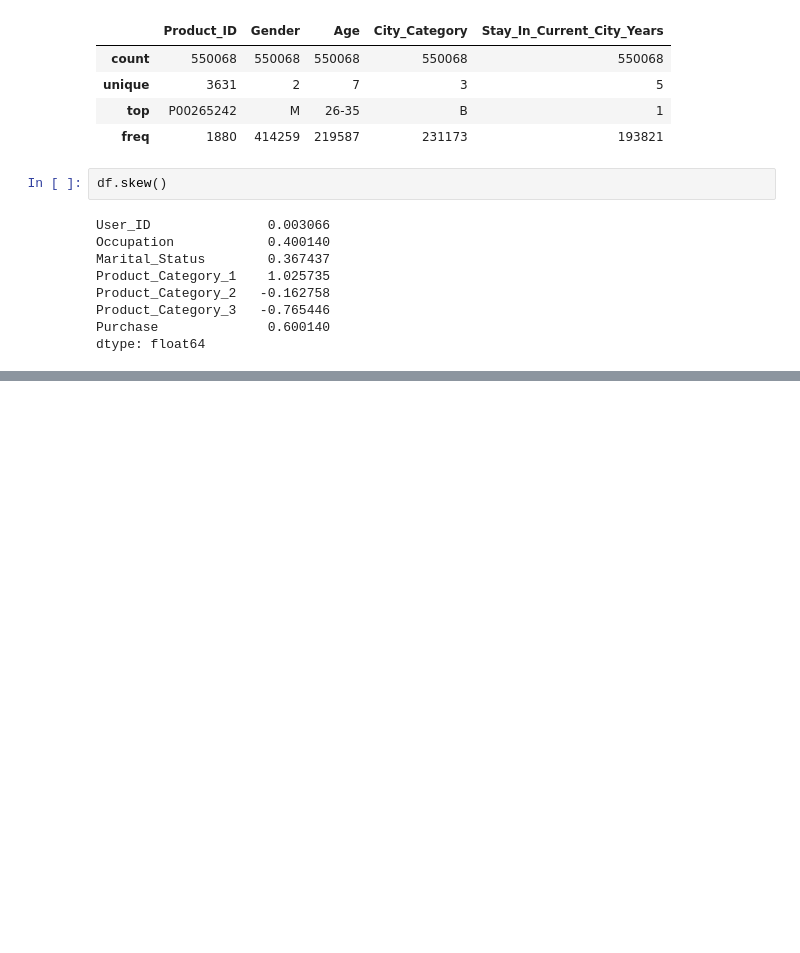
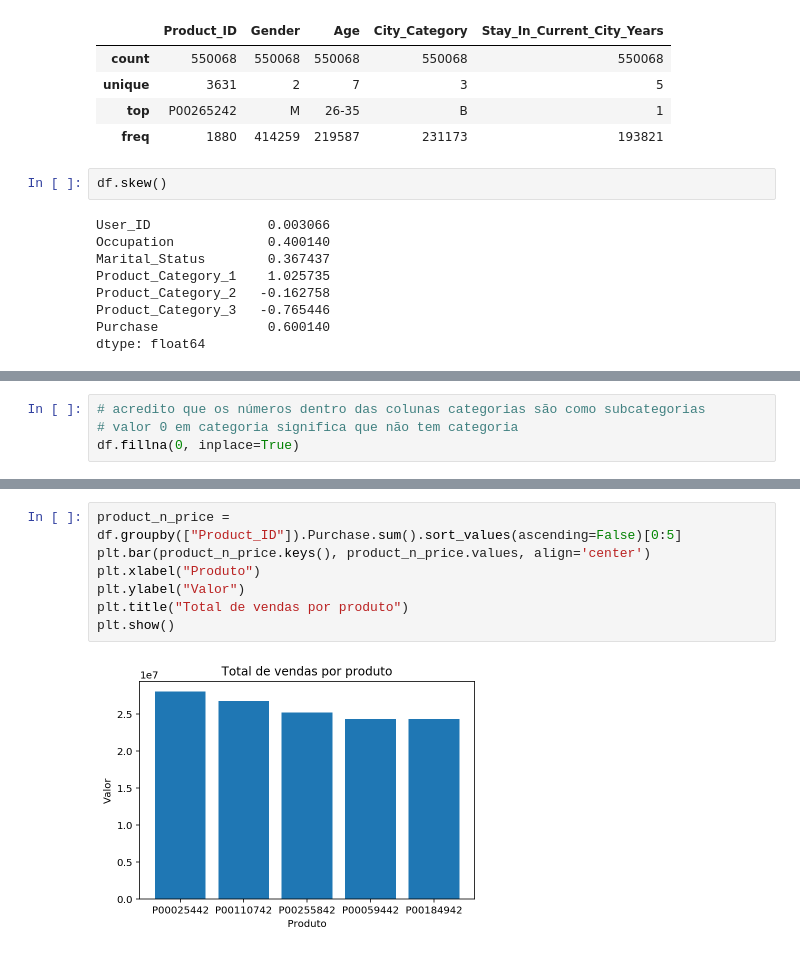
Before and after one commit to BrenoLD94/DataScience-Projects, a Jupyter notebook: <BlackFriday/<Code/Black Friday Code.ipynb, the cells around one changed output, grey strips where cells are left out. Cells and saved outputs as stored; diff of their text form; blank space fills up the shorter version.

```diff
--- a/<BlackFriday/<Code/Black Friday Code.ipynb
+++ b/<BlackFriday/<Code/Black Friday Code.ipynb
@@ -72,0 +104,4 @@ dtype: float64
+# %%
+# acredito que os números dentro das colunas categorias são como subcategorias
+# valor 0 em categoria significa que não tem categoria
+df.fillna(0, inplace=True)
@@ -72,0 +117,9 @@ dtype: float64
+# %%
+product_n_price = df.groupby(["Product_ID"]).Purchase.sum().sort_values(ascending=False)[0:5]
+plt.bar(product_n_price.keys(), product_n_price.values, align='center')
+plt.xlabel("Produto")
+plt.ylabel("Valor")
+plt.title("Total de vendas por produto")
+plt.show()
+# %% [output]
+[figure, added]
```
Also changed, not shown: parts of 28 cells of this notebook.
